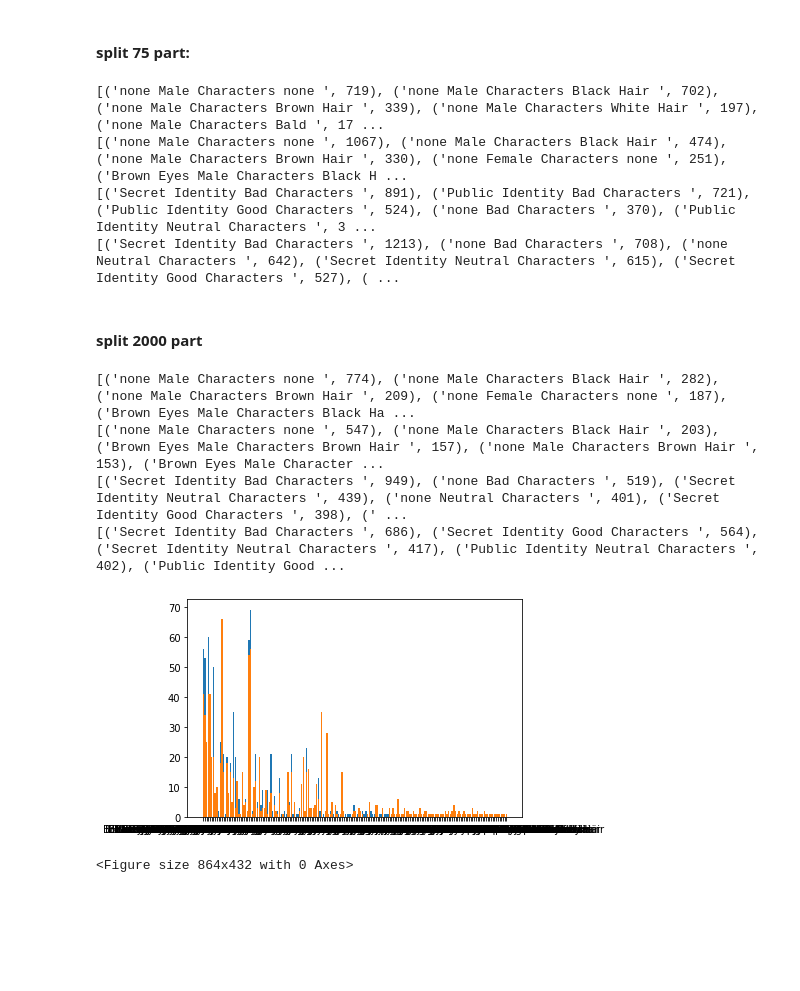
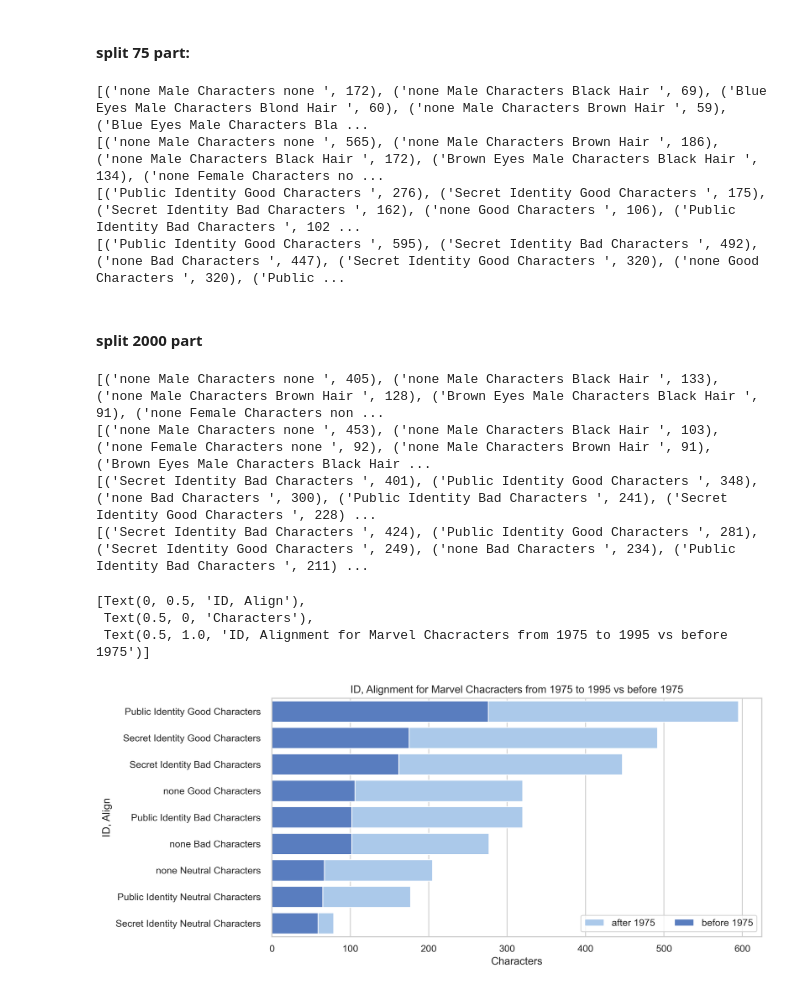
Before and after one commit to baohuy251210/ComicCharactersMining, a Jupyter notebook: similarity/js&cc_.ipynb, the cells around one changed output. Saved outputs shown, nothing was run; the diff lists cells and outputs as text; code cells hidden in the pictures; blank space fills up the shorter version.

```diff
--- a/similarity/js&cc_.ipynb
+++ b/similarity/js&cc_.ipynb
@@ -141,7 +131,7 @@ See the caveats in the documentation: https://pandas.pydata.org/pandas-docs/stab
 # %%
 ##Marvel similarities:
 #Get data
-df_mv = pd.read_csv("https://raw.githubusercontent.com/baohuy251210/ComicCharactersMining/main/data/wikia/marvel-wikia-data.csv")
+df_mv = pd.read_csv("https://raw.githubusercontent.com/baohuy251210/ComicCharactersMining/main/data/wikia/dc-wikia-data.csv")
 df_a75 = df_mv[(df_mv['year'] > 1975) & (df_mv['year'] <= 1995)]
 df_b75 = df_mv[(df_mv['year'] <= 1975)]
 attrs_id = ['id', 'align']
@@ -151,7 +141,7 @@ mv_str_b75_esh, mv_df_b75_esh = extract_columns_to_string(df_b75)
 #get similarity:
 word_mv_a75_esh = mv_str_a75_esh.split()
 word_mv_b75_esh = mv_str_b75_esh.split()
-print('Marvel characters : "eye", "hair","sex" before 75 vs 75 to 95')
+print('DC characters : "eye", "hair","sex" before 75 vs 75 to 95')
 print('attributes after 75 - 95 :',set(word_mv_a75_esh))
 print('attributes before 75:',set(word_mv_b75_esh))
 print('Similarity: ',sim(set(word_mv_a75_esh), set(word_mv_b75_esh)))
@@ -161,7 +151,7 @@ mv_str_a75_id, mv_df_a75_id = extract_columns_to_string(df_a75, attrs_id)
 mv_str_b75_id, mv_df_b75_id = extract_columns_to_string(df_b75, attrs_id)
 word_mv_a75_id = mv_str_a75_id.split()
 word_mv_b75_id = mv_str_b75_id.split()
-print('--------------------\nMarvel characters : "Id", "align" before 75 vs 75 to 95')
+print('--------------------\nDC characters : "Id", "align" before 75 vs 75 to 95')
 print('attributes after 75 - 95 :',set(word_mv_a75_id))
 print('attributes before 75:',set(word_mv_b75_id))
 print('Similarity: ',sim(set(word_mv_a75_id), set(word_mv_b75_id)))
@@ -239,10 +219,10 @@ counter_mv_a75_id = sorted(collisioncounter(mv_df_a75_id['combined']).items(), k
 print(counter_mv_b75_id)
 print(counter_mv_a75_id)
 # %% [output]
-[('none Male Characters none ', 719), ('none Male Characters Black Hair ', 702), ('none Male Characters Brown Hair ', 339), ('none Male Characters White Hair ', 197), ('none Male Characters Bald ', 17 ...
-[('none Male Characters none ', 1067), ('none Male Characters Black Hair ', 474), ('none Male Characters Brown Hair ', 330), ('none Female Characters none ', 251), ('Brown Eyes Male Characters Black H ...
-[('Secret Identity Bad Characters ', 891), ('Public Identity Bad Characters ', 721), ('Public Identity Good Characters ', 524), ('none Bad Characters ', 370), ('Public Identity Neutral Characters ', 3 ...
-[('Secret Identity Bad Characters ', 1213), ('none Bad Characters ', 708), ('none Neutral Characters ', 642), ('Secret Identity Neutral Characters ', 615), ('Secret Identity Good Characters ', 527), ( ...
+[('none Male Characters none ', 172), ('none Male Characters Black Hair ', 69), ('Blue Eyes Male Characters Blond Hair ', 60), ('none Male Characters Brown Hair ', 59), ('Blue Eyes Male Characters Bla ...
+[('none Male Characters none ', 565), ('none Male Characters Brown Hair ', 186), ('none Male Characters Black Hair ', 172), ('Brown Eyes Male Characters Black Hair ', 134), ('none Female Characters no ...
+[('Public Identity Good Characters ', 276), ('Secret Identity Good Characters ', 175), ('Secret Identity Bad Characters ', 162), ('none Good Characters ', 106), ('Public Identity Bad Characters ', 102 ...
+[('Public Identity Good Characters ', 595), ('Secret Identity Bad Characters ', 492), ('none Bad Characters ', 447), ('Secret Identity Good Characters ', 320), ('none Good Characters ', 320), ('Public ...
 # %% [markdown]
 #### split 2000 part
 # %%
@@ -257,20 +237,7 @@ counter_mv_a00_id = sorted(collisioncounter(mv_df_a00_id['combined']).items(), k
 print(counter_mv_b00_id)
 print(counter_mv_a00_id)
 # %% [output]
-[('none Male Characters none ', 774), ('none Male Characters Black Hair ', 282), ('none Male Characters Brown Hair ', 209), ('none Female Characters none ', 187), ('Brown Eyes Male Characters Black Ha ...
-[('none Male Characters none ', 547), ('none Male Characters Black Hair ', 203), ('Brown Eyes Male Characters Brown Hair ', 157), ('none Male Characters Brown Hair ', 153), ('Brown Eyes Male Character ...
-[('Secret Identity Bad Characters ', 949), ('none Bad Characters ', 519), ('Secret Identity Neutral Characters ', 439), ('none Neutral Characters ', 401), ('Secret Identity Good Characters ', 398), (' ...
-[('Secret Identity Bad Characters ', 686), ('Secret Identity Good Characters ', 564), ('Secret Identity Neutral Characters ', 417), ('Public Identity Neutral Characters ', 402), ('Public Identity Good ...
+[('none Male Characters none ', 405), ('none Male Characters Black Hair ', 133), ('none Male Characters Brown Hair ', 128), ('Brown Eyes Male Characters Black Hair ', 91), ('none Female Characters non ...
+[('none Male Characters none ', 453), ('none Male Characters Black Hair ', 103), ('none Female Characters none ', 92), ('none Male Characters Brown Hair ', 91), ('Brown Eyes Male Characters Black Hair ...
+[('Secret Identity Bad Characters ', 401), ('Public Identity Good Characters ', 348), ('none Bad Characters ', 300), ('Public Identity Bad Characters ', 241), ('Secret Identity Good Characters ', 228) ...
+[('Secret Identity Bad Characters ', 424), ('Public Identity Good Characters ', 281), ('Secret Identity Good Characters ', 249), ('none Bad Characters ', 234), ('Public Identity Bad Characters ', 211) ...
-# %%
-bkeys = hashed_bf.keys()
-bvalues = hashed_bf.values()
-plt.bar(bkeys,bvalues )
-akeys = hashed_aft.keys()
-avalues = hashed_aft.values()
-plt.bar(akeys, avalues)
-plt.figure(figsize=(12,6))
-plt.ylabel = "Collisions"
-plt.xlabel = " "
-# %% [output]
-[figure, removed]
-<Figure size 864x432 with 0 Axes>
@@ -291,0 +244,27 @@ print(sim(set(w_a1975), set(w_b1975)))
+# %%
+import matplotlib.pyplot as plt
+import seaborn as sns
+sns.set(rc={"figure.dpi":300, 'savefig.dpi':300})
+sns.set_context('notebook')
+sns.set_style("ticks")
+dict_counter_mv_a75_id = dict(counter_mv_a75_id)
+pdf = pd.DataFrame(dict_counter_mv_a75_id.items())
+dict_counter_mv_b75_id = dict(counter_mv_b75_id)
+pdf2 = pd.DataFrame(dict_counter_mv_b75_id.items())
+
+sns.set(style='whitegrid')
+f, ax = plt.subplots(figsize=(10, 5))
+
+sns.set_color_codes('pastel')
+ax = sns.barplot(x=1, y=0,label='after 1975', data=pdf.head(10), color='b')
+
+sns.set_color_codes('muted')
+ax = sns.barplot(x=1, y=0,label='before 1975', data=pdf2.head(10), color='b')
+
+ax.legend(ncol=2, loc='lower right', frameon=True)
+ax.set(xlabel = 'Characters', ylabel='ID, Align', title='ID, Alignment for Marvel Chacracters from 1975 to 1995 vs before 1975')
+# %% [output]
+[Text(0, 0.5, 'ID, Align'),
+ Text(0.5, 0, 'Characters'),
+ Text(0.5, 1.0, 'ID, Alignment for Marvel Chacracters from 1975 to 1995 vs before 1975')]
+[figure, added]
```
Also changed, not shown: parts of 6 cells of this notebook, 6 other files.
